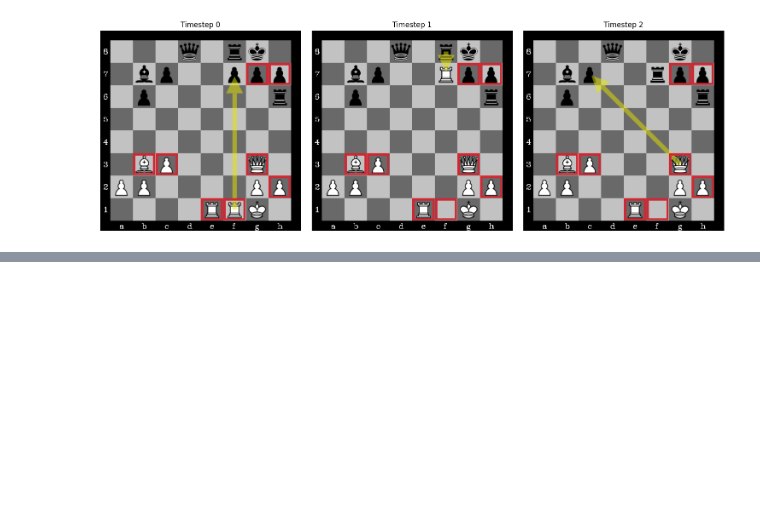
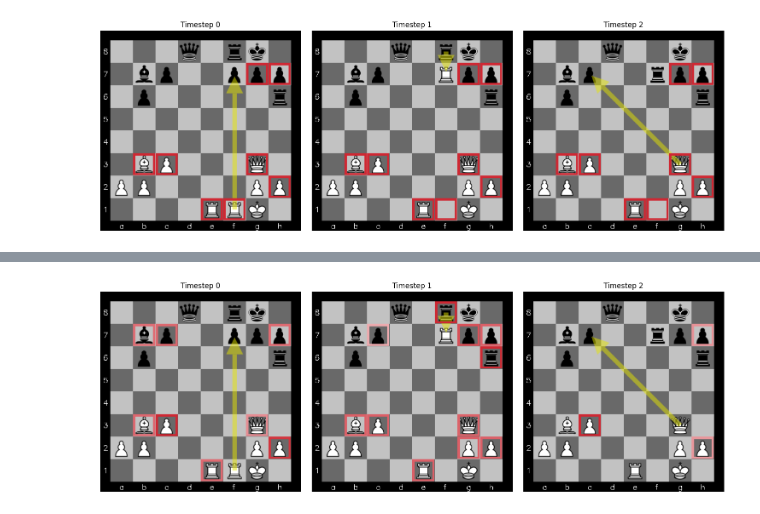
Before and after one commit to radroof22/xAI-chess, a Jupyter notebook: sequential_sarfa.ipynb, the cells around one changed output, grey strips where cells are left out. Saved outputs shown, nothing was run; the diff lists cells and outputs as text; code cells hidden in the pictures; blank space fills up the shorter version.

```diff
--- a/sequential_sarfa.ipynb
+++ b/sequential_sarfa.ipynb
@@ -288,0 +402,4 @@ ground_truth_boards[0][0]["e1"]
+# %%
+show_progression(predicted_saliency_timestamps, predicted_moves)
+# %% [output]
+[figure, added]
```
Also changed, not shown: parts of 20 cells of this notebook, 2 other files.
